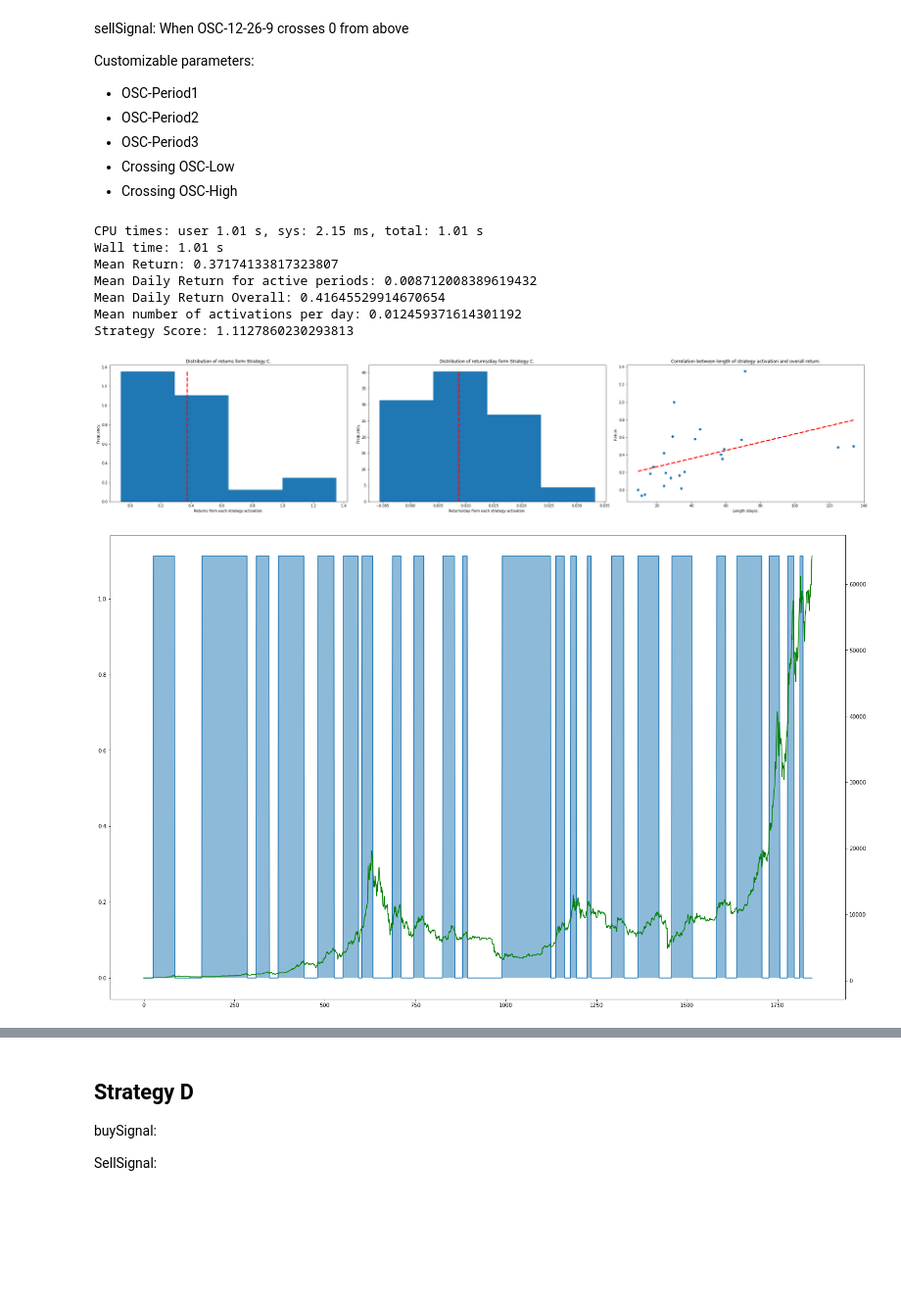
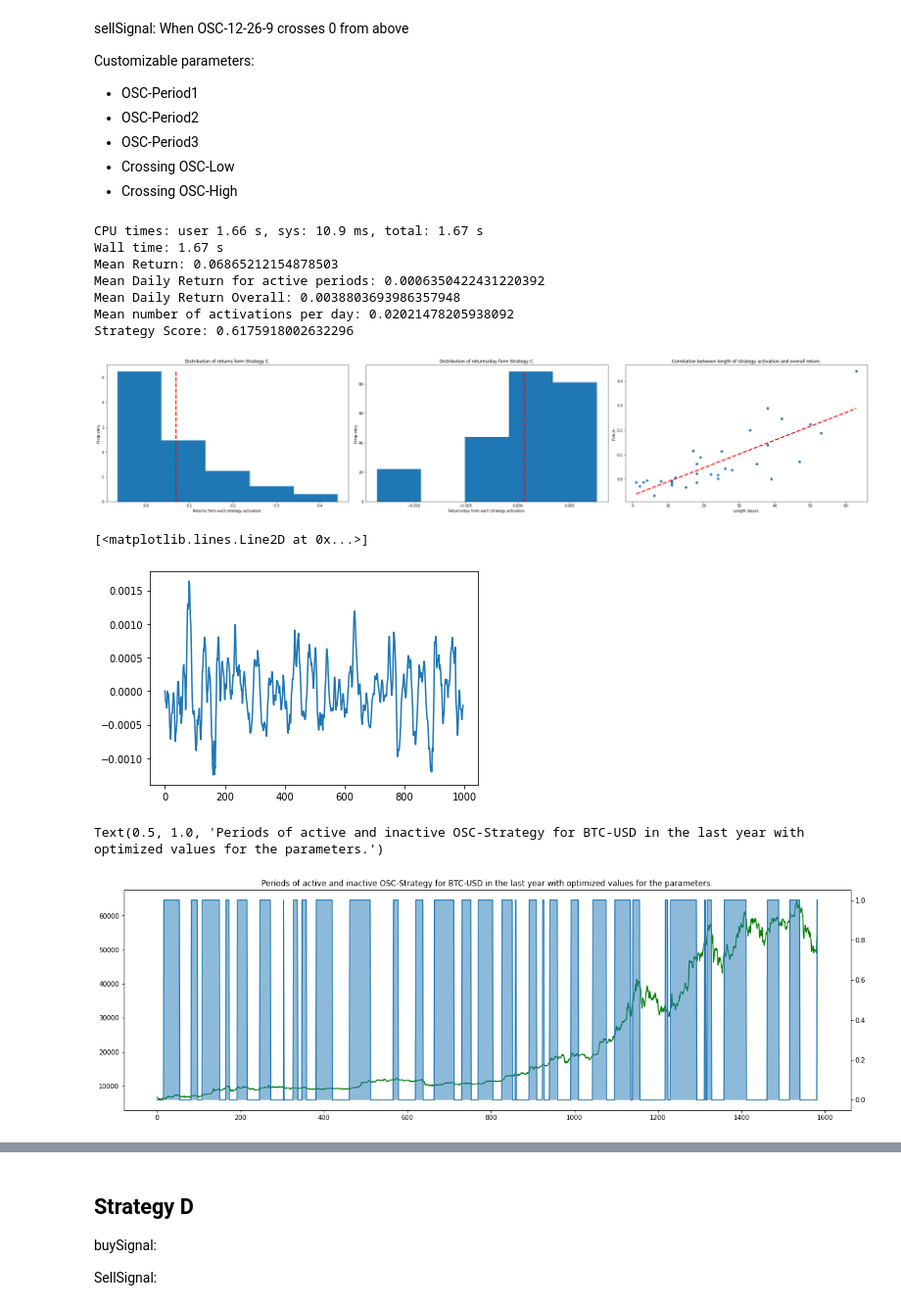
Before and after one commit to Andrerg01/fredinhouTradingBot, a Jupyter notebook: Coinbase_Trader_4.0/src/Prototyping.ipynb, the cells around one changed output, grey strips where cells are left out. Shown at 98% size. Drawn from its saved outputs; the diff is of its cells as text; code cells hidden in the pictures; blank space fills up the shorter version.

```diff
--- a/Coinbase_Trader_4.0/src/Prototyping.ipynb
+++ b/Coinbase_Trader_4.0/src/Prototyping.ipynb
@@ -127,9 +123,11 @@ data
 ## Simple Strategies
 # %%
 #Gatting data
-start = datetime.datetime(2016,3,27)
+#start = datetime.datetime(2016,3,27)
+granularity = 6*60*60
 end = datetime.datetime.now()
-granularity = 24*60*60
+start = datetime.datetime(2020,3,27)
+#granularity = 60
 dataOriginal = cf.getData(Client, 'BTC-USD', start, end, granularity = granularity, verbose = False)
 clear_output()
 # %% [markdown]
@@ -369,12 +425,13 @@ data = dataOriginal.copy()
 # OSCPeriod3 = 9
 # OSCLow = 0
 # OSCHigh = 0
+,
 
-OSCPeriod1 = 15
-OSCPeriod2 = 24
-OSCPeriod3 = 11
-OSCLow = -0.004444444444444445
-OSCHigh = 0.004444444444444445
+OSCPeriod1 = 17
+OSCPeriod2 = 37
+OSCPeriod3 = 14
+OSCLow = -1.66666667e-04
+OSCHigh =  3.88888889e-04
 
 %time arrReturn, arrLength, arrPurchased, score, N, parameters = ff.backtestStrategyC(dataOriginal['close'].values, OSCPeriod1, OSCPeriod2, OSCPeriod3, OSCLow, OSCHigh, nLimits)
 print("Mean Return: " + str(np.mean(arrReturn)))
@@ -407,20 +464,26 @@ ax[2].plot(x, y, 'r--', linewidth = 3.0)
 
 fig.tight_layout()
 # %% [output]
-CPU times: user 1.01 s, sys: 2.15 ms, total: 1.01 s
-Wall time: 1.01 s
-Mean Return: 0.37174133817323807
-Mean Daily Return for active periods: 0.008712008389619432
-Mean Daily Return Overall: 0.41645529914670654
-Mean number of activations per day: 0.012459371614301192
-Strategy Score: 1.1127860230293813
+CPU times: user 1.66 s, sys: 10.9 ms, total: 1.67 s
+Wall time: 1.67 s
+Mean Return: 0.06865212154878503
+Mean Daily Return for active periods: 0.0006350422431220392
+Mean Daily Return Overall: 0.0038803693986357948
+Mean number of activations per day: 0.02021478205938092
+Strategy Score: 0.6175918002632296
-[figure, old version]
+[figure, new version]
+# %%
+plt.plot(np.array(ff.OSC(dataOriginal['close'].values, OSCPeriod1, OSCPeriod2, OSCPeriod3))/dataOriginal['close'].values)
+# %% [output]
+[<matplotlib.lines.Line2D at 0x...>]
+[figure, added]
 # %%
-fig, ax = plt.subplots(figsize = [20, 20/1.61])
-ax.plot(arrPurchased*score)
-ax.fill_between(np.arange(len(arrPurchased)),arrPurchased*score, alpha = .5)
+fig, ax = plt.subplots(figsize = [20, 10/1.61])
+ax.plot(data['close'].values, color = 'green')
 ax2 = ax.twinx()
-ax2.plot(data['close'].values, color = 'green')
-fig.tight_layout()
+ax2.plot(arrPurchased)
+ax2.fill_between(np.arange(len(arrPurchased)),arrPurchased, alpha = .5)
+ax.set_title("Periods of active and inactive OSC-Strategy for BTC-USD in the last year with optimized values for the parameters.")
 # %% [output]
+Text(0.5, 1.0, 'Periods of active and inactive OSC-Strategy for BTC-USD in the last year with optimized values for the parameters.')
-[figure, old version]
+[figure, new version]
```
Also changed, not shown: parts of 77 cells of this notebook, 11 other files.
